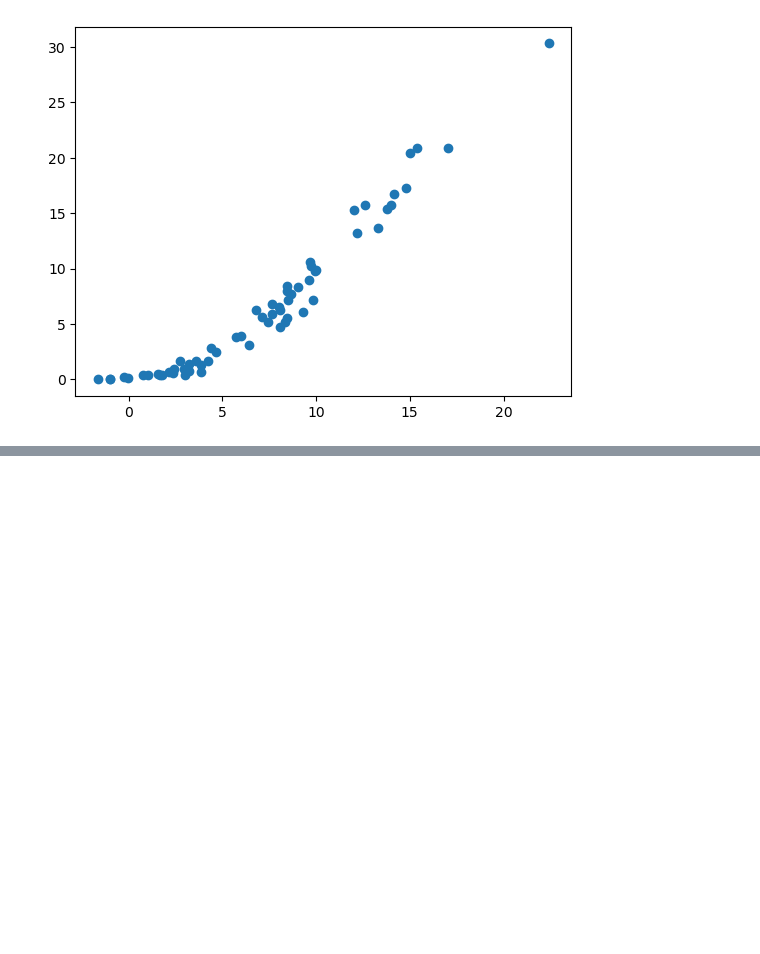
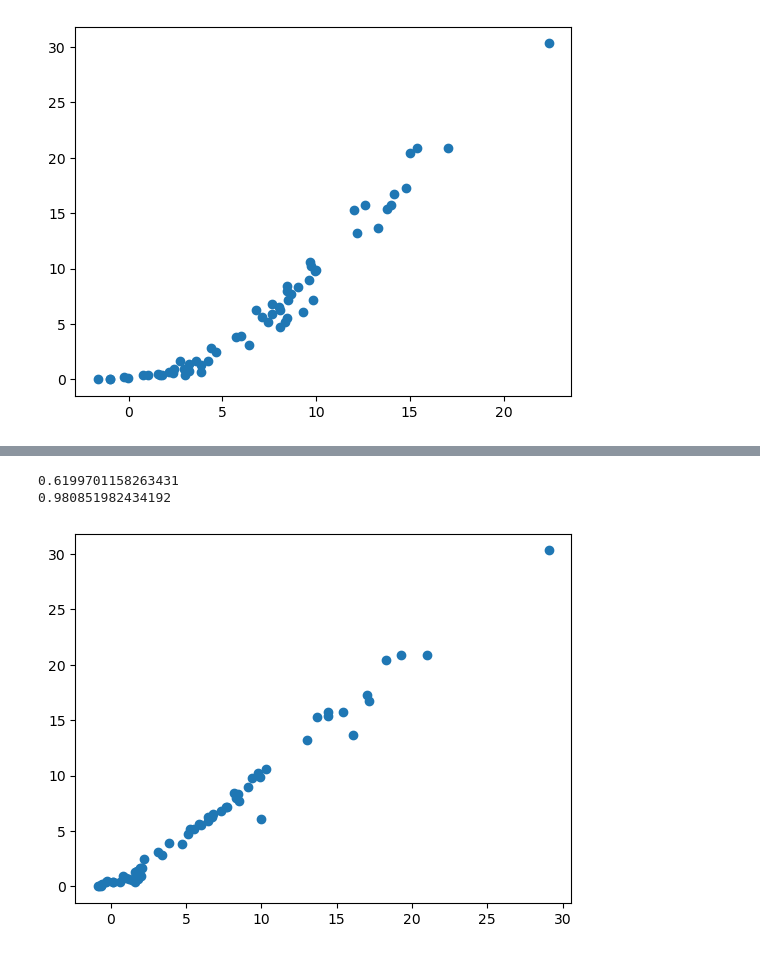
Before and after one commit to Vijay6923/Machine_Learning_Projects, a Jupyter notebook: implementations/ridge_lasso_regression/model_training.ipynb, the cells around one changed output, grey strips where cells are left out. Drawn from its saved outputs; the diff is of its cells as text; code cells hidden in the pictures; blank space fills up the shorter version.

```diff
--- a/implementations/ridge_lasso_regression/model_training.ipynb
+++ b/implementations/ridge_lasso_regression/model_training.ipynb
@@ -263,0 +270,3 @@ plt.show()
+# %%
+lassocv=LassoCV(cv=5)
+lassocv.fit(X_train_scaled,y_train)
@@ -263,0 +322,12 @@ plt.show()
+# %%
+y_pred=lassocv.predict(X_test_scaled)
+plt.scatter(y_pred,y_test)
+mae=mean_absolute_error(y_pred,y_test)
+score=r2_score(y_pred,y_test)
+print(mae)
+print(score)
+plt.show()
+# %% [output]
+0.6199701158263431
+0.980851982434192
+[figure, added]
```
Also changed, not shown: parts of 12 cells of this notebook.
